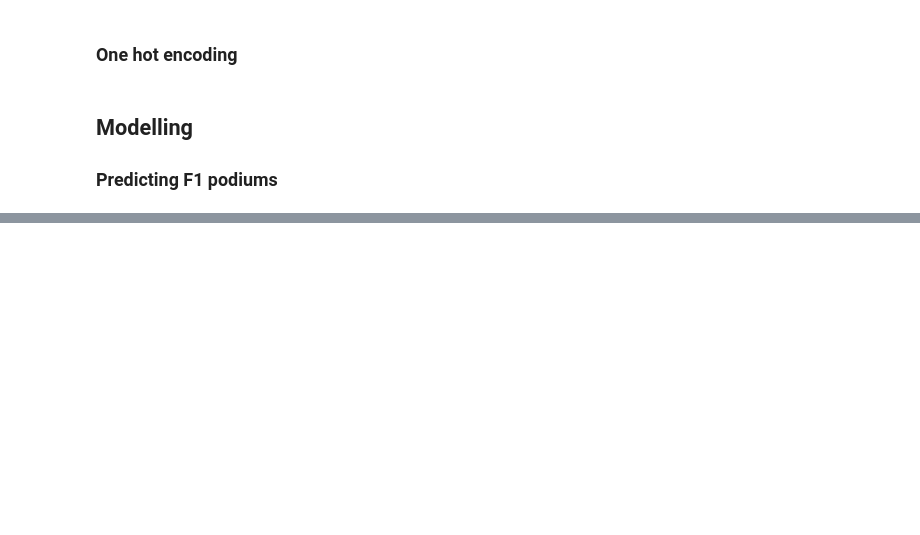
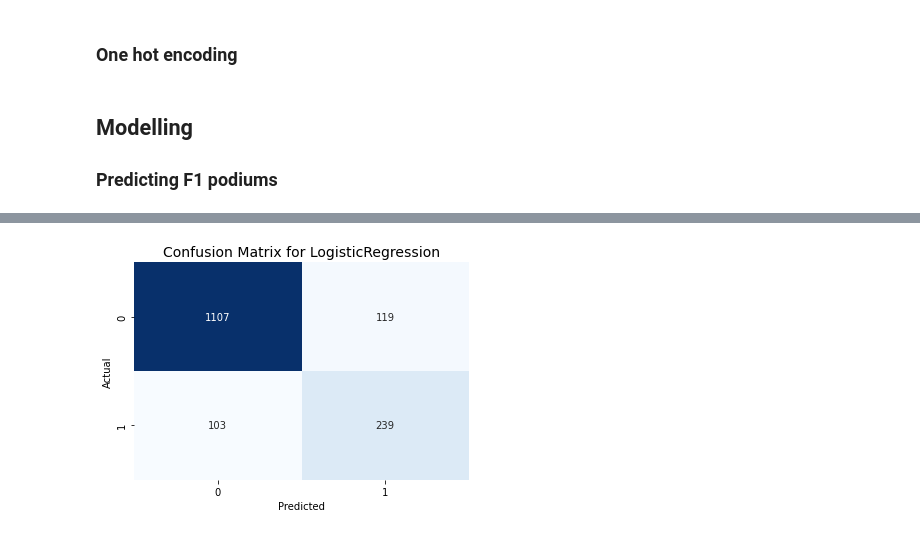
Before and after one commit to AlanMarsh99/sportsdataanalytics, a Jupyter notebook: documentation/top-3-modelling/top-3-modelling.ipynb, the cells around one changed output, grey strips where cells are left out. Drawn from its saved outputs; the diff is of its cells as text; code cells hidden in the pictures; blank space fills up the shorter version.

Commit message:
Updated modelling notebook to include 2 new features and hyperparameter tuning for models and tidied up code

```diff
--- a/documentation/top-3-modelling/top-3-modelling.ipynb
+++ b/documentation/top-3-modelling/top-3-modelling.ipynb
@@ -280,7 +367,7 @@ plt.show()
 # %% [markdown]
  ### One hot encoding
 # %%
-df = pd.get_dummies(df, columns=['circuitId', 'driverId', 'constructorId'])
+df = pd.get_dummies(df, columns=['circuitId', 'constructorId'])
 df = df.drop(["positionOrder"], axis = 1)
 
 # Create a list of columns excluding the one to move
@@ -292,37 +379,56 @@ df = df[cols + ['Top 3 Finish']]
 ## Modelling
 ### Predicting F1 podiums
 # %%
+feature_columns = [col for col in df.columns if col != 'Top 3 Finish']
+
+# Splitting train, validation, and test sets
 train_df = df[(df["year"] >= 1983) & (df["year"] <= 2009)]
 val_df = df[(df["year"] >= 2010) & (df["year"] <= 2017)]
 test_df = df[(df["year"] >= 2018) & (df["year"] <= 2024)]
 
-X_train = train_df[train_df.columns.tolist()[:-1]].values
+# Prepare feature matrices and target variables
+X_train = train_df[feature_columns].values
 y_train = train_df['Top 3 Finish'].values
-X_val = val_df[train_df.columns.tolist()[:-1]].values
+
+X_val = val_df[feature_columns].values
 y_val = val_df['Top 3 Finish'].values
-X_test = test_df[train_df.columns.tolist()[:-1]].values
+
+X_test = test_df[feature_columns].values
 y_test = test_df['Top 3 Finish'].values
 # %%
-import joblib
-from sklearn.linear_model import LogisticRegression
-from sklearn.naive_bayes import GaussianNB
-from sklearn.neighbors import KNeighborsClassifier
-from sklearn.ensemble import RandomForestClassifier, StackingClassifier
-from sklearn.tree import DecisionTreeClassifier
-from sklearn.metrics import accuracy_score, roc_auc_score, roc_curve, precision_score, recall_score, f1_score, confusion_matrix
-from sklearn.metrics import precision_recall_curve, auc
-import matplotlib.pyplot as plt
+# Define parameter grids for each model
+param_grids = {
+    'LogisticRegression': {
+        'C': [0.01, 0.01, 0.1, 1, 10],
+        'penalty': ['l2'],
+        'solver': ['liblinear']
+    },
+    'KNeighborsClassifier': {
+        'n_neighbors': [3, 5, 7, 9],
+        'weights': ['uniform', 'distance'],
+        'p': [1, 2]
+    },
+    'RandomForestClassifier': {
+        'n_estimators': [50, 100, 200, 300],
+        'max_depth': [10, 20, None],
+        'min_samples_split': [2, 5, 10]
+    },
+    'DecisionTreeClassifier': {
+        'max_depth': [5, 10, 15],
+        'min_samples_split': [2, 5, 10]
+    }
+}
 
 # Initialize base models for stacking
 logistic_model = LogisticRegression(random_state=42)
-random_forest_model = RandomForestClassifier(random_state=42, n_estimators=100)
+random_forest_model = RandomForestClassifier(random_state=42)
 
-# Initialize models
+# Initialize models, including StackedModel
 models = {
     'LogisticRegression': LogisticRegression(random_state=42),
-    'KNeighborsClassifier': KNeighborsClassifier(n_neighbors=5),
-    'RandomForestClassifier': RandomForestClassifier(random_state=42, n_estimators=100),
-    'DecisionTreeClassifier': DecisionTreeClassifier(random_state=42, max_depth=10),
+    'KNeighborsClassifier': KNeighborsClassifier(),
+    'RandomForestClassifier': RandomForestClassifier(random_state=42),
+    'DecisionTreeClassifier': DecisionTreeClassifier(random_state=42),
     'StackedModel': StackingClassifier(
         estimators=[
             ('logistic', logistic_model),
@@ -333,6 +439,19 @@ models = {
 }
 
 model_accuracy_info = {}
+
+import seaborn as sns
+import matplotlib.pyplot as plt
+from sklearn.metrics import ConfusionMatrixDisplay
+
+# Function to plot the confusion matrix
+def plot_confusion_matrix(cm, model_name):
+    plt.figure(figsize=(6, 4))
+    sns.heatmap(cm, annot=True, fmt='d', cmap='Blues', cbar=False)
+    plt.title(f'Confusion Matrix for {model_name}', fontsize=14)
+    plt.xlabel('Predicted')
+    plt.ylabel('Actual')
+    plt.show()
 
 # Function to evaluate models
 def evaluate_model(model, name, X_test, y_test):
@@ -349,27 +468,39 @@ def evaluate_model(model, name, X_test, y_test):
         'confusion_matrix': confusion_matrix(y_test, pred_test_class)
     }
 
-    # Print confusion matrix as part of model evaluation
-    print(f"Confusion Matrix for {name}:\n{metrics['confusion_matrix']}")
+    # Plot the confusion matrix
+    plot_confusion_matrix(metrics['confusion_matrix'], name)
 
     return metrics
 
-# Train, evaluate, and save models
+# Hyperparameter tuning using GridSearchCV
 for name, model in models.items():
     print(f"Model: {name}")
 
-    # Fit the model
-    model.fit(X_train, y_train)
+    # Perform grid search for models that have hyperparameters to tune
+    if name in param_grids:
+        # Use 'recall' as the scoring metric
+        grid_search = GridSearchCV(estimator=model, param_grid=param_grids[name], cv=10, scoring='f1', verbose=1, n_jobs=-1)
+        grid_search.fit(X_train, y_train)
+        best_model = grid_search.best_estimator_
+        print(f"Best parameters for {name}: {grid_search.best_params_}")
 
-    # Evaluate the model on test data
-    metrics = evaluate_model(model, name, X_test, y_test)
+        # Store the best model in the models dictionary for later use
+        models[name] = best_model
+    else:
+        # For StackedModel
+        model.fit(X_train, y_train)
+        best_model = model
 
-    print(f"Test AUC-ROC: {metrics['auc_roc']:.4f}, Accuracy: {metrics['accuracy']:.4f}, "
+    # Evaluate the best model on test data
+    metrics = evaluate_model(best_model, name, X_test, y_test)
+
+    print(f"AUC-ROC: {metrics['auc_roc']:.4f}, Accuracy: {metrics['accuracy']:.4f}, "
           f"Precision: {metrics['precision']:.4f}, Recall: {metrics['recall']:.4f}, F1-Score: {metrics['f1_score']:.4f}")
 
     # Save the model
     model_filename = f"{name}_model_V4.joblib"
-    joblib.dump(model, model_filename)
+    joblib.dump(best_model, model_filename)
 
     model_accuracy_info[name] = {'model': model_filename, **metrics}
 
@@ -413,0 +547 @@ Model: LogisticRegression
+[figure, new version]
```
Also changed, not shown: parts of 28 cells of this notebook.
